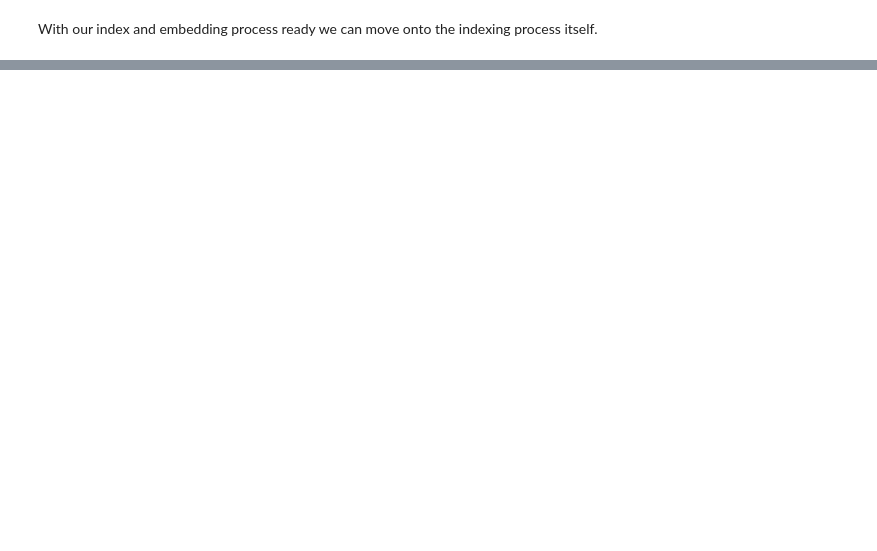
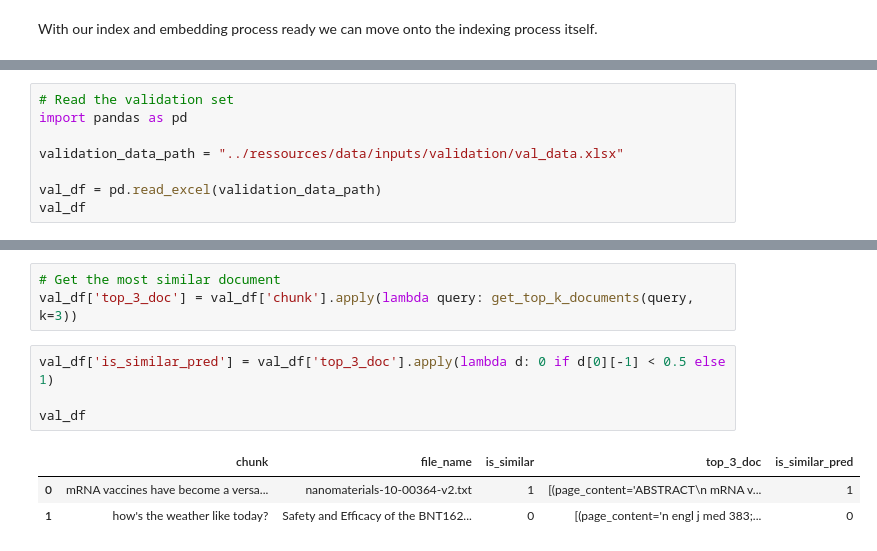
Before and after one commit to helmi0695/rag_paragraph_search_and_paper_summarisation, a Jupyter notebook: notebooks/InstaDeep_llm_task_llama_2_7b_chat_agent.ipynb, the cells around one changed output, grey strips where cells are left out. Drawn from its saved outputs; the diff is of its cells as text; blank space fills up the shorter version.

```diff
--- a/notebooks/InstaDeep_llm_task_llama_2_7b_chat_agent.ipynb
+++ b/notebooks/InstaDeep_llm_task_llama_2_7b_chat_agent.ipynb
@@ -394,0 +1043,8 @@ TO DO : IMPORT THE DATA PROPERLY FROM ## Import the data from the GCP Bucket
+# %%
+# Read the validation set
+import pandas as pd
+
+validation_data_path = "../ressources/data/inputs/validation/val_data.xlsx"
+
+val_df = pd.read_excel(validation_data_path)
+val_df
@@ -394,0 +1069,11 @@ TO DO : IMPORT THE DATA PROPERLY FROM ## Import the data from the GCP Bucket
+# %%
+# Get the most similar document
+val_df['top_3_doc'] = val_df['chunk'].apply(lambda query: get_top_k_documents(query, k=3))
+# %%
+val_df['is_similar_pred'] = val_df['top_3_doc'].apply(lambda d: 0 if d[0][-1] < 0.5 else 1)
+
+val_df
+# %% [output]
+|  | chunk | file_name | is_similar | top_3_doc | is_similar_pred |
+| 0 | mRNA vaccines have become a versa... | nanomaterials-10-00364-v2.txt | 1 | [(page_content='ABSTRACT\n mRNA v... | 1 |
+| 1 | how's the weather like today? | Safety and Efficacy of the BNT162... | 0 | [(page_content='n engl j med 383;... | 0 |
```
Also changed, not shown: parts of 82 cells of this notebook, 19 other files.
